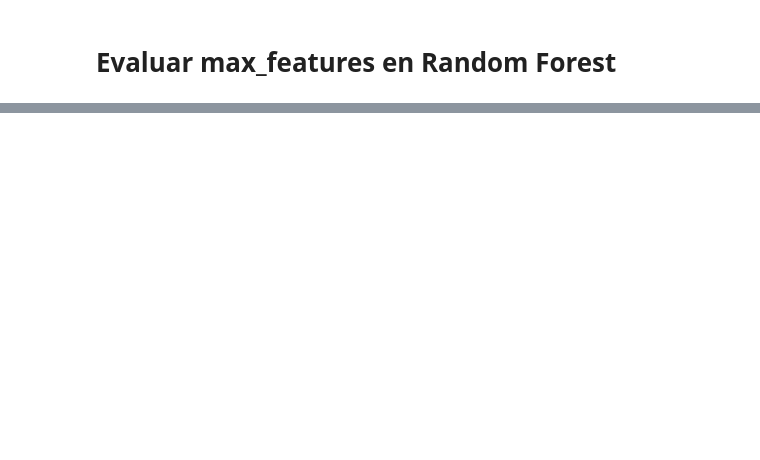
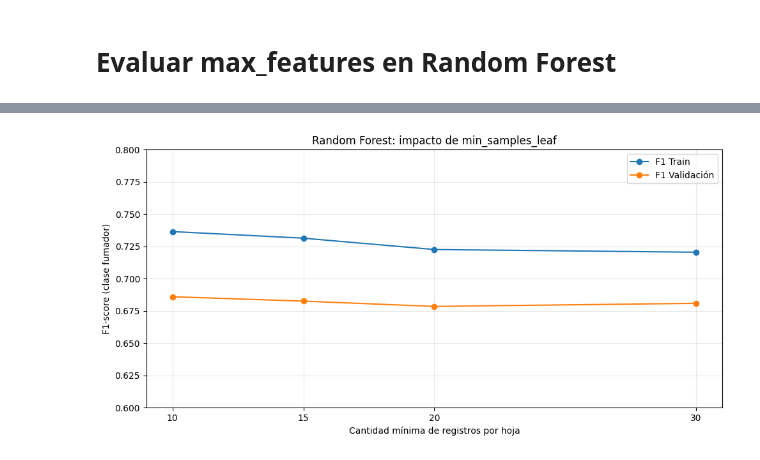
Before and after one commit to nachopedretti/diploup2026-TP2, a Jupyter notebook: notebooks/04_entrenamiento_y_optimizacion.ipynb, the cells around one changed output, grey strips where cells are left out. Cells and saved outputs as stored; diff of their text form; code cells hidden in the pictures; blank space fills up the shorter version.

```diff
--- a/notebooks/04_entrenamiento_y_optimizacion.ipynb
+++ b/notebooks/04_entrenamiento_y_optimizacion.ipynb
@@ -583,0 +1393,42 @@ display(pd.DataFrame(resultados_profundidad).round(4))
+# %%
+# Resultados de las pruebas de min_samples_leaf
+resultados_hojas = pd.DataFrame({
+    "min_samples_leaf": [10, 15, 20, 30],
+    "F1 Train": [0.7365, 0.7314, 0.7226, 0.7205],
+    "F1 Validación": [0.6860, 0.6826, 0.6785, 0.6809]
+})
+
+# Calcular diferencia entre Train y Validación
+resultados_hojas["Diferencia"] = (
+    resultados_hojas["F1 Train"]
+    - resultados_hojas["F1 Validación"]
+)
+
+# Graficar
+plt.figure(figsize=(10, 5))
+
+plt.plot(
+    resultados_hojas["min_samples_leaf"],
+    resultados_hojas["F1 Train"],
+    marker="o",
+    label="F1 Train"
+)
+
+plt.plot(
+    resultados_hojas["min_samples_leaf"],
+    resultados_hojas["F1 Validación"],
+    marker="o",
+    label="F1 Validación"
+)
+
+plt.title("Random Forest: impacto de min_samples_leaf")
+plt.xlabel("Cantidad mínima de registros por hoja")
+plt.ylabel("F1-score (clase fumador)")
+plt.xticks(resultados_hojas["min_samples_leaf"])
+plt.ylim(0.60, 0.80)
+plt.grid(alpha=0.3)
+plt.legend()
+plt.tight_layout()
+plt.show()
+# %% [output]
+[figure, added]
```
Also changed, not shown: parts of 101 cells of this notebook.
